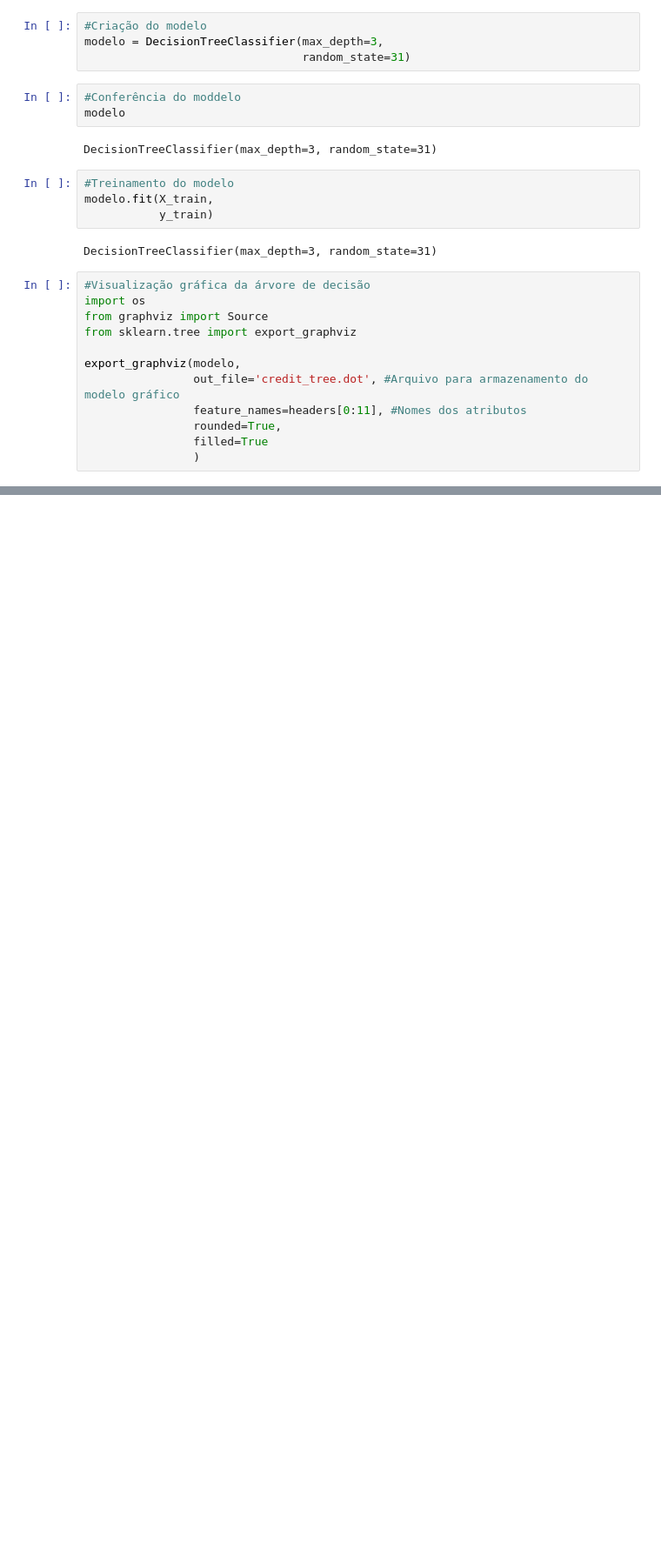
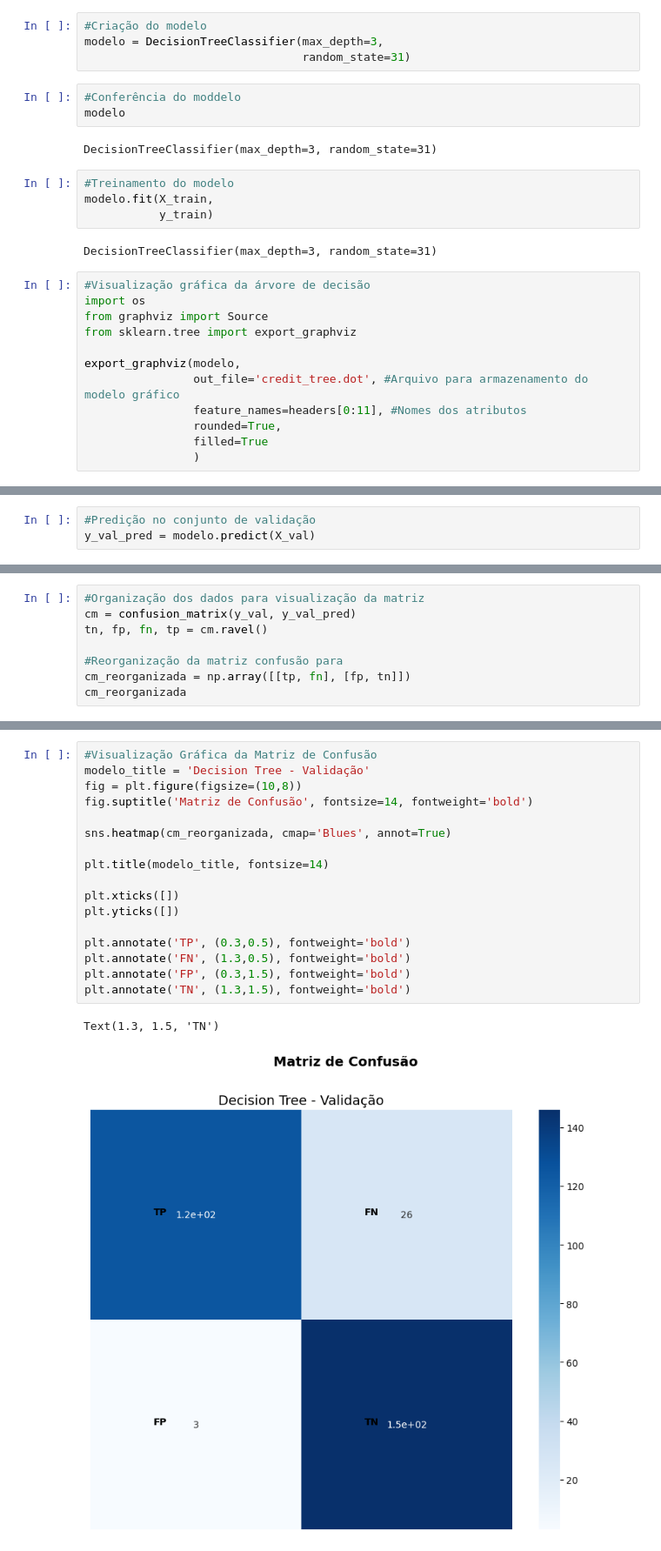
Before and after one commit to DomingosChiconela/Machine-Learning, a Jupyter notebook: ML-Python/colab/02_ScikitLearn.ipynb, the cells around one changed output, grey strips where cells are left out. Shown at 87% size. Drawn from its saved outputs; the diff is of its cells as text; blank space fills up the shorter version.

Commit message:
feat: performed prediction on the validation set and evaluated model performance using the confusion matrix

```diff
--- a/ML-Python/colab/02_ScikitLearn.ipynb
+++ b/ML-Python/colab/02_ScikitLearn.ipynb
@@ -131,0 +115,3 @@ Source.from_file('credit_tree.dot')
+# %%
+#Predição no conjunto de validação
+y_val_pred = modelo.predict(X_val)
@@ -131,0 +133,8 @@ Source.from_file('credit_tree.dot')
+# %%
+#Organização dos dados para visualização da matriz
+cm = confusion_matrix(y_val, y_val_pred)
+tn, fp, fn, tp = cm.ravel()
+
+#Reorganização da matriz confusão para
+cm_reorganizada = np.array([[tp, fn], [fp, tn]])
+cm_reorganizada
@@ -131,0 +147,20 @@ Source.from_file('credit_tree.dot')
+# %%
+#Visualização Gráfica da Matriz de Confusão
+modelo_title = 'Decision Tree - Validação'
+fig = plt.figure(figsize=(10,8))
+fig.suptitle('Matriz de Confusão', fontsize=14, fontweight='bold')
+
+sns.heatmap(cm_reorganizada, cmap='Blues', annot=True)
+
+plt.title(modelo_title, fontsize=14)
+
+plt.xticks([])
+plt.yticks([])
+
+plt.annotate('TP', (0.3,0.5), fontweight='bold')
+plt.annotate('FN', (1.3,0.5), fontweight='bold')
+plt.annotate('FP', (0.3,1.5), fontweight='bold')
+plt.annotate('TN', (1.3,1.5), fontweight='bold')
+# %% [output]
+Text(1.3, 1.5, 'TN')
+[figure, added]
```
Also changed, not shown: parts of 15 cells of this notebook.
